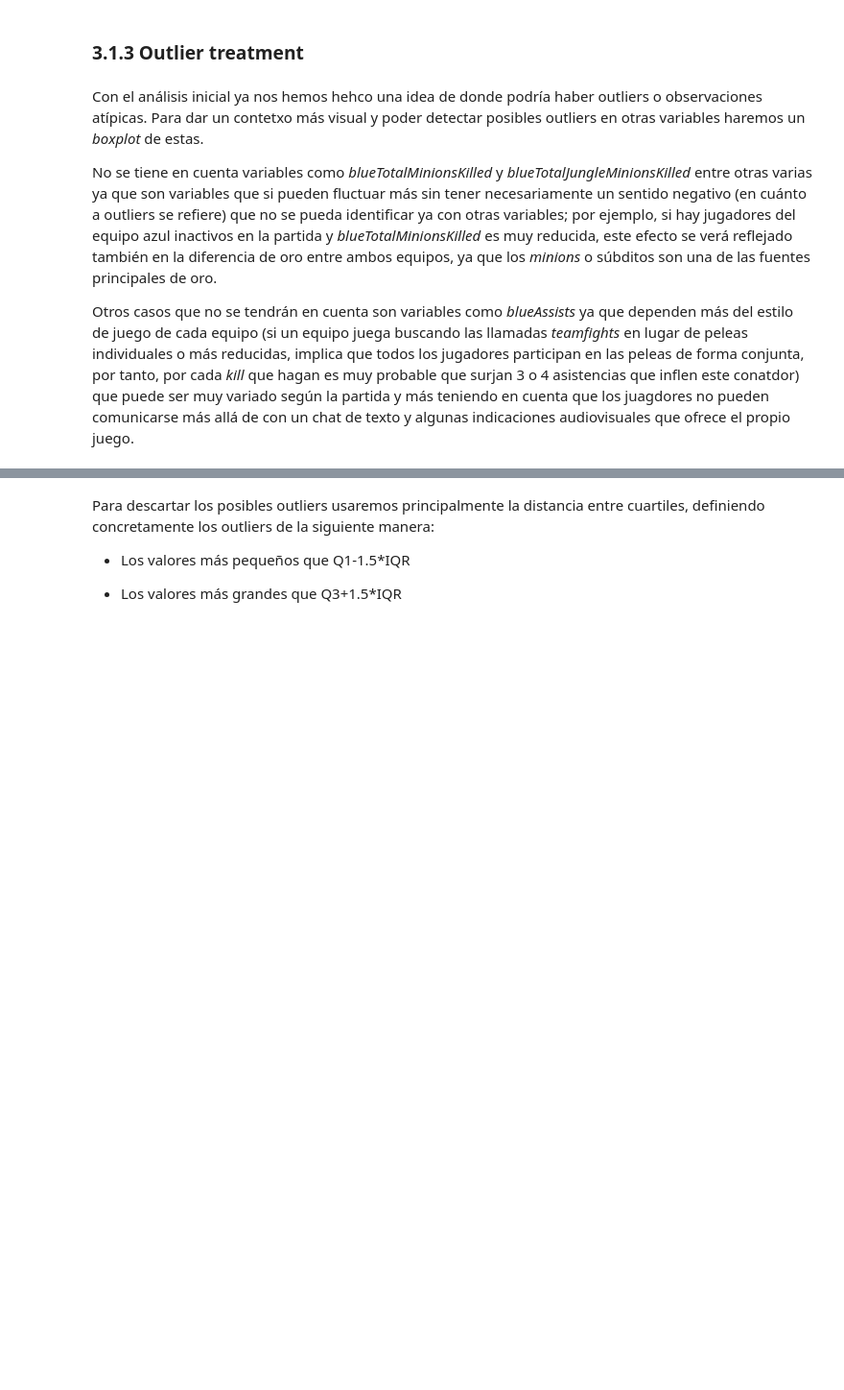
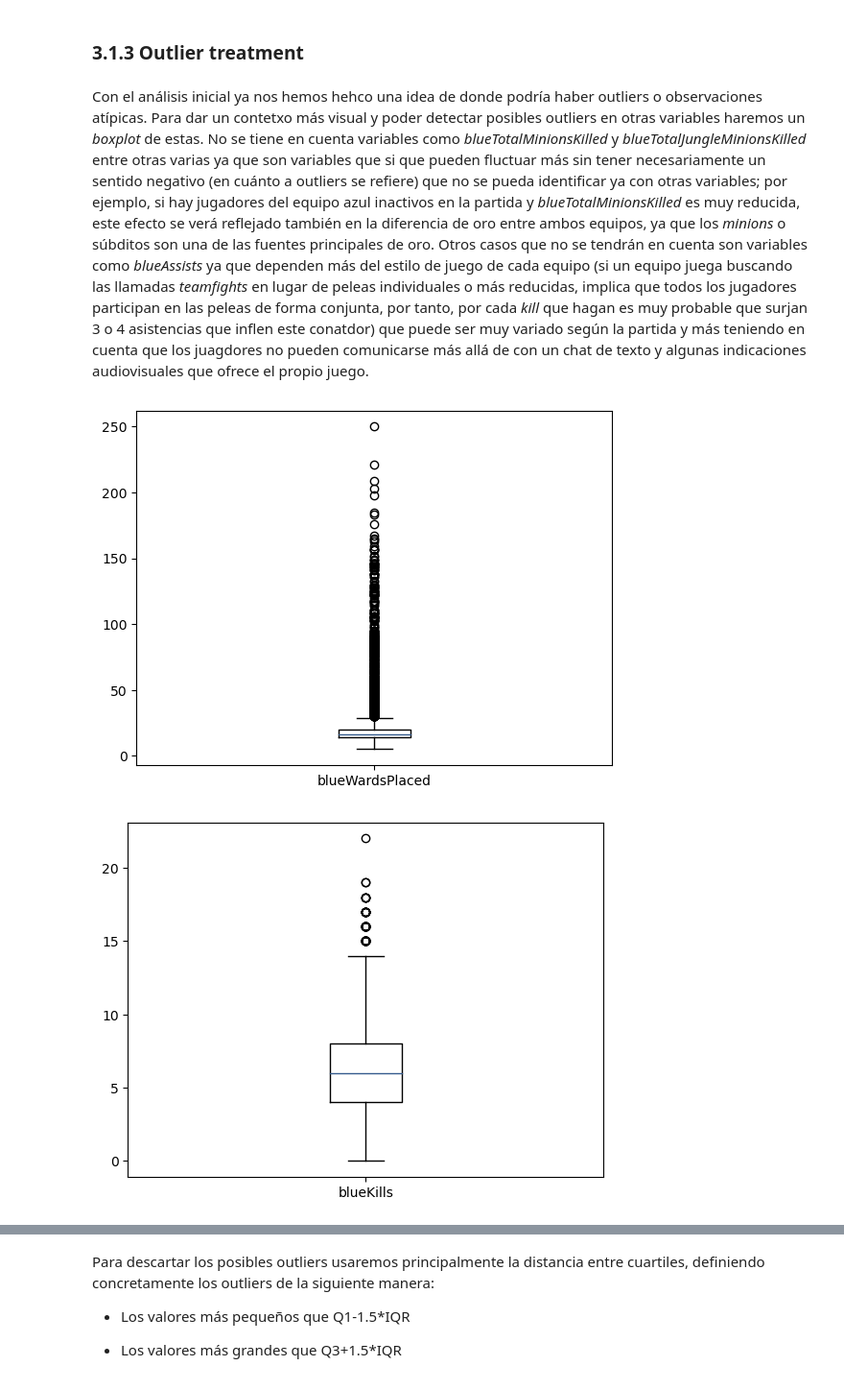
Before and after one commit to 0J0P0/Machine-Learning-Project, a Jupyter notebook: project.ipynb, the cells around one changed output, grey strips where cells are left out. Shown at 96% size. Drawn from its saved outputs; the diff is of its cells as text; code cells hidden in the pictures; blank space fills up the shorter version.

```diff
--- a/project.ipynb
+++ b/project.ipynb
@@ -334,8 +299,4 @@ Probando con otras posibles configuraciones para *Missing Values* confirmamos nu
 # %% [markdown]
 ### 3.1.3 Outlier treatment
 # %% [markdown]
-Con el análisis inicial ya nos hemos hehco una idea de donde podría haber outliers o observaciones atípicas. Para dar un contetxo más visual y poder detectar posibles outliers en otras variables haremos un *boxplot* de estas.
-
-No se tiene en cuenta variables como *blueTotalMinionsKilled* y *blueTotalJungleMinionsKilled* entre otras varias ya que son variables que si pueden fluctuar más sin tener necesariamente un sentido negativo (en cuánto a outliers se refiere) que no se pueda identificar ya con otras variables; por ejemplo, si hay jugadores del equipo azul inactivos en la partida y *blueTotalMinionsKilled* es muy reducida, este efecto se verá reflejado también en la diferencia de oro entre ambos equipos, ya que los *minions* o súbditos son una de las fuentes principales de oro.
-
-Otros casos que no se tendrán en cuenta son variables como *blueAssists* ya que dependen más del estilo de juego de cada equipo (si un equipo juega buscando las llamadas *teamfights* en lugar de peleas individuales o más reducidas, implica que todos los jugadores participan en las peleas de forma conjunta, por tanto, por cada *kill* que hagan es muy probable que surjan 3 o 4 asistencias que inflen este conatdor) que puede ser muy variado según la partida y más teniendo en cuenta que los juagdores no pueden comunicarse más allá de con un chat de texto y algunas indicaciones audiovisuales que ofrece el propio juego.
+Con el análisis inicial ya nos hemos hehco una idea de donde podría haber outliers o observaciones atípicas. Para dar un contetxo más visual y poder detectar posibles outliers en otras variables haremos un *boxplot* de estas. No se tiene en cuenta variables como *blueTotalMinionsKilled* y *blueTotalJungleMinionsKilled* entre otras varias ya que son variables que si que pueden fluctuar más sin tener necesariamente un sentido negativo (en cuánto a outliers se refiere) que no se pueda identificar ya con otras variables; por ejemplo, si hay jugadores del equipo azul inactivos en la partida y *blueTotalMinionsKilled* es muy reducida, este efecto se verá reflejado también en la diferencia de oro entre ambos equipos, ya que los *minions* o súbditos son una de las fuentes principales de oro. Otros casos que no se tendrán en cuenta son  variables como *blueAssists* ya que dependen más del estilo de juego de cada equipo (si un equipo juega buscando las llamadas *teamfights* en lugar de peleas individuales o más reducidas, implica que todos los jugadores participan en las peleas de forma conjunta, por tanto, por cada *kill* que hagan es muy probable que surjan 3 o 4 asistencias que inflen este conatdor) que puede ser muy variado según la partida y más teniendo en cuenta que los juagdores no pueden comunicarse más allá de con un chat de texto y algunas indicaciones audiovisuales que ofrece el propio juego.
@@ -359,0 +303,9 @@ fig.show()
+# %%
+columns=['blueWardsPlaced','blueKills', 'blueGoldDiff', 'blueExperienceDiff', 'redWardsPlaced','redKills',]
+
+for column in columns:
+    plt.boxplot(dataset[column], labels=[column])
+    plt.show()
+# %% [output]
+[figure, added]
+[figure, added]
```
Also changed, not shown: parts of 32 cells of this notebook.
